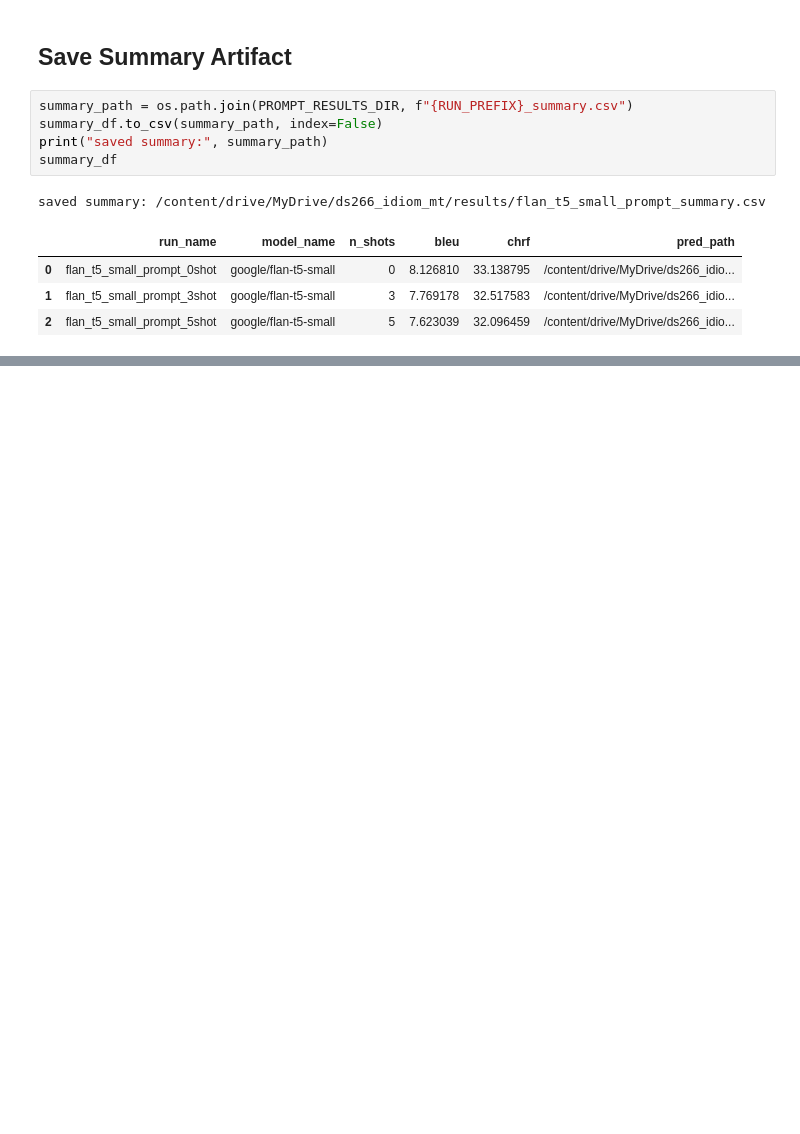
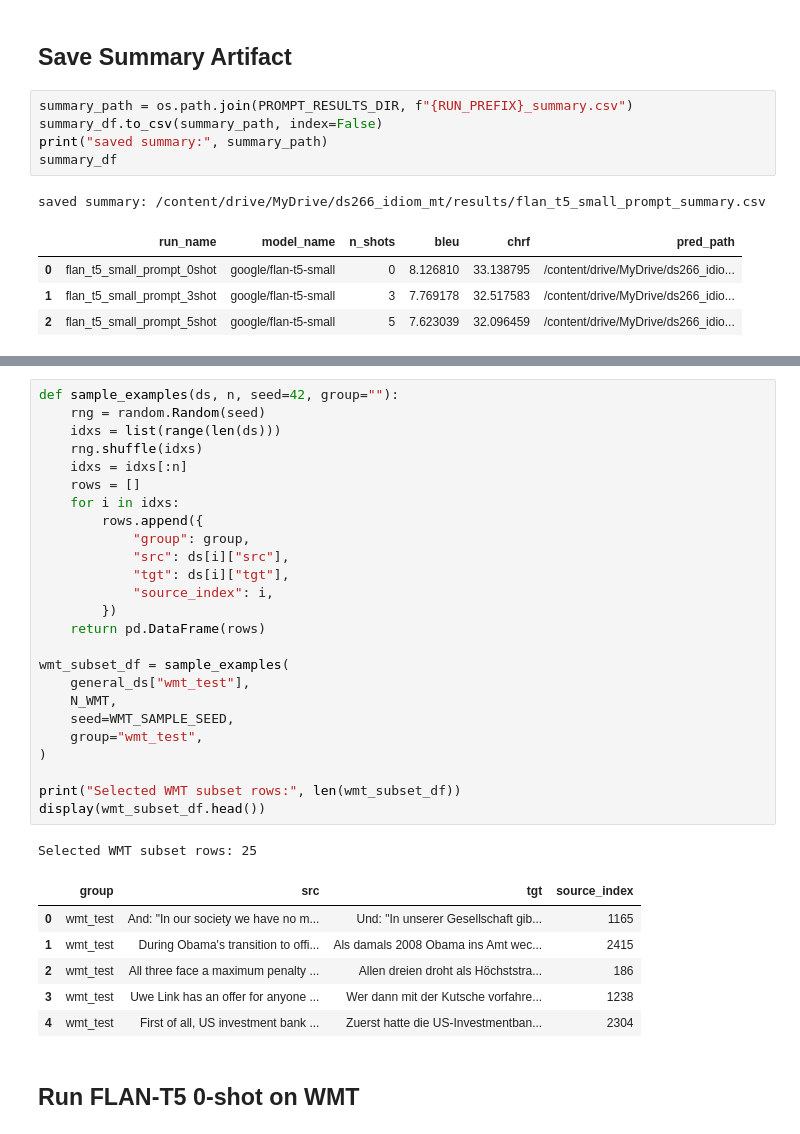
Before and after one commit to auntiepersilla/Idiom_Aware_MT_Finetuning_EN-DE, a Jupyter notebook: notebooks/06_experiment_idiom_aware_MT_fewshot_prompting_flant5.ipynb, the cells around one changed output, grey strips where cells are left out. Saved outputs shown, nothing was run; the diff lists cells and outputs as text; blank space fills up the shorter version.

```diff
--- a/notebooks/06_experiment_idiom_aware_MT_fewshot_prompting_flant5.ipynb
+++ b/notebooks/06_experiment_idiom_aware_MT_fewshot_prompting_flant5.ipynb
@@ -468,0 +522,35 @@ saved summary: /content/drive/MyDrive/ds266_idiom_mt/results/flan_t5_small_promp
+# %%
+def sample_examples(ds, n, seed=42, group=""):
+    rng = random.Random(seed)
+    idxs = list(range(len(ds)))
+    rng.shuffle(idxs)
+    idxs = idxs[:n]
+    rows = []
+    for i in idxs:
+        rows.append({
+            "group": group,
+            "src": ds[i]["src"],
+            "tgt": ds[i]["tgt"],
+            "source_index": i,
+        })
+    return pd.DataFrame(rows)
+
+wmt_subset_df = sample_examples(
+    general_ds["wmt_test"],
+    N_WMT,
+    seed=WMT_SAMPLE_SEED,
+    group="wmt_test",
+)
+
+print("Selected WMT subset rows:", len(wmt_subset_df))
+display(wmt_subset_df.head())
+# %% [output]
+Selected WMT subset rows: 25
+|  | group | src | tgt | source_index |
+| 0 | wmt_test | And: "In our society we have no m... | Und: "In unserer Gesellschaft gib... | 1165 |
+| 1 | wmt_test | During Obama's transition to offi... | Als damals 2008 Obama ins Amt wec... | 2415 |
+| 2 | wmt_test | All three face a maximum penalty ... | Allen dreien droht als Höchststra... | 186 |
+| 3 | wmt_test | Uwe Link has an offer for anyone ... | Wer dann mit der Kutsche vorfahre... | 1238 |
+| 4 | wmt_test | First of all, US investment bank ... | Zuerst hatte die US-Investmentban... | 2304 |
+# %% [markdown]
+## Run FLAN-T5 0-shot on WMT
```
Also changed, not shown: parts of 19 cells of this notebook.
